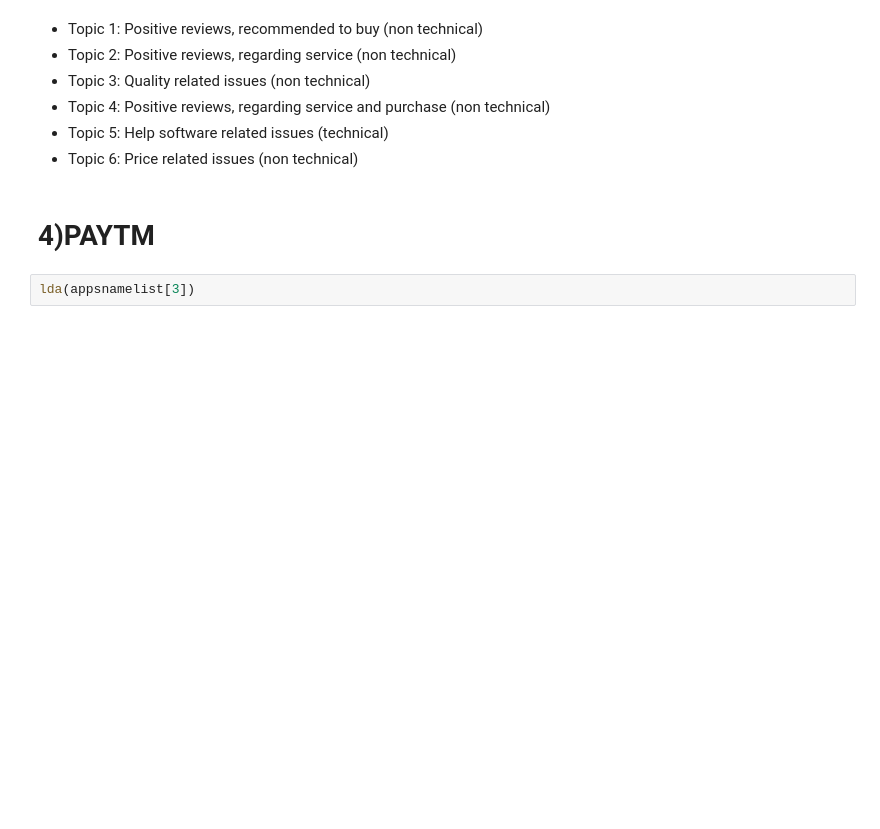
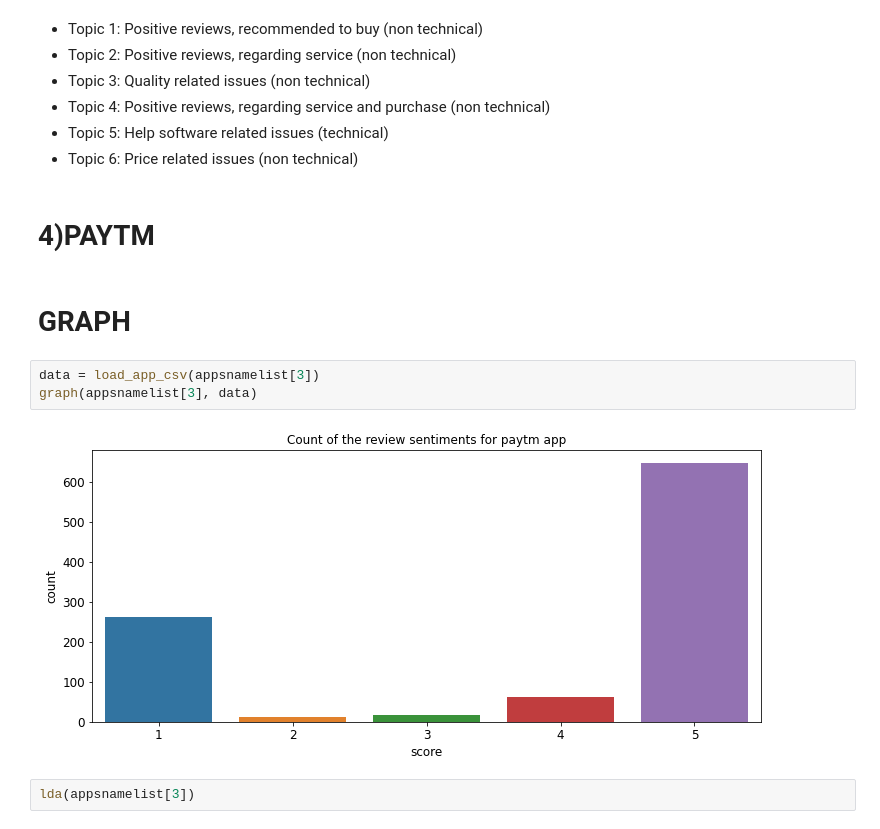
Before and after one commit to vedasam-ch15/Google-Play-Store-Data-Analysis, a Jupyter notebook: Topic_Modeling_apps.ipynb, the cells around one changed output. Drawn from its saved outputs; the diff is of its cells as text; blank space fills up the shorter version.

```diff
--- a/Topic_Modeling_apps.ipynb
+++ b/Topic_Modeling_apps.ipynb
@@ -295,6 +319,13 @@ Words: 0.053*"busi" + 0.034*"retail" + 0.029*"factori" + 0.026*"return" + 0.025*
 * Topic 6: Price related issues (non technical)
 # %% [markdown]
 # **4)PAYTM**
+# %% [markdown]
+# GRAPH
+# %%
+data = load_app_csv(appsnamelist[3])
+graph(appsnamelist[3], data)
+# %% [output]
+[figure, added]
 # %%
 lda(appsnamelist[3])
 # %% [output]
```
Also changed, not shown: parts of 65 cells of this notebook.
